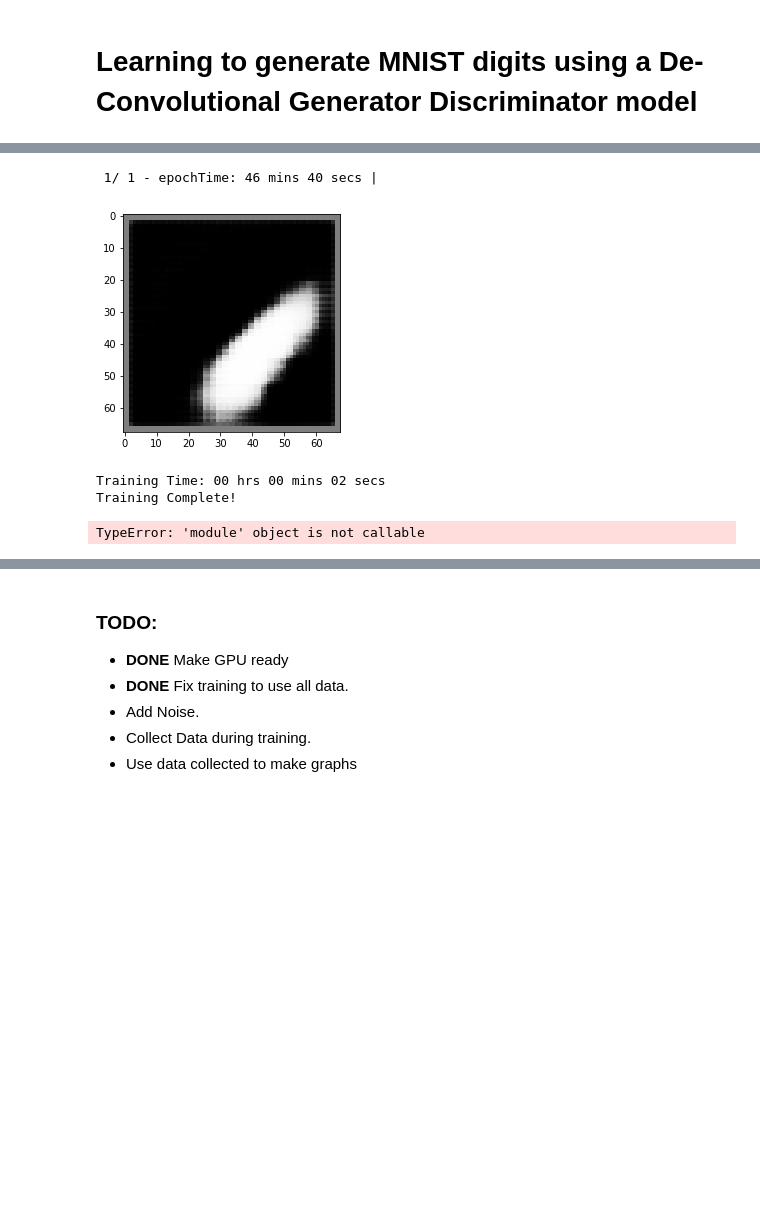
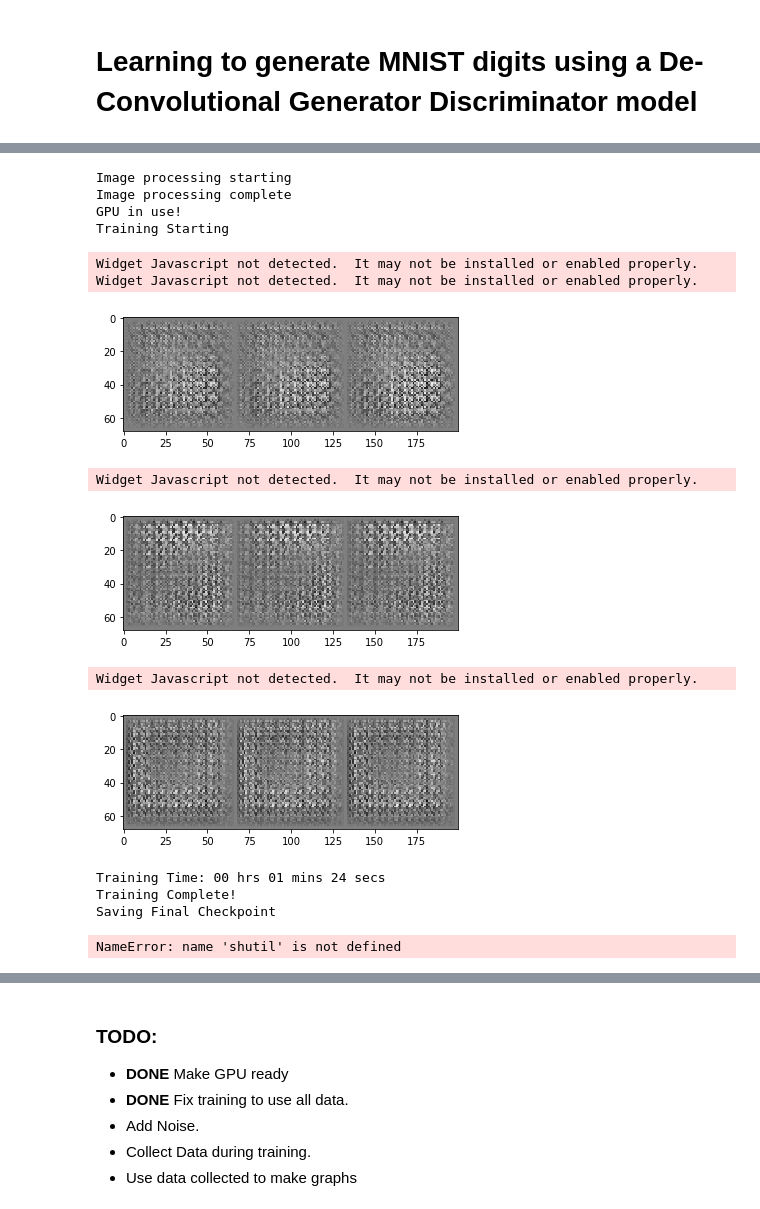
Before and after one commit to sharanry/dcgan-pytorch, a Jupyter notebook: DCGAN on MNIST.ipynb, the cells around one changed output, grey strips where cells are left out. Drawn from its saved outputs; the diff is of its cells as text; code cells hidden in the pictures; blank space fills up the shorter version.

```diff
--- a/DCGAN on MNIST.ipynb
+++ b/DCGAN on MNIST.ipynb
@@ -204,5 +247,6 @@ g_optimizer = optim.Adam(G.parameters())
 # %%
 def training(G, D, criterion, d_optimizer, g_optimizer, g_sampler, batch_size=128, num_epochs=20, epoch_int=10, d_steps=1, g_steps=1, use_gpu=use_gpu):
+
     print("Image processing starting")
 
     trainloader, _ = get_data(img_size = 64, batch_size=batch_size)
@@ -217,29 +261,31 @@ def training(G, D, criterion, d_optimizer, g_optimizer, g_sampler, batch_size=12
 
     print("Training Starting")
     start_time = time.time()
-    for epoch in range(num_epochs):
+    for epoch in tnrange(num_epochs, desc='Epoch'):
         epoch_start_time = time.time()
-#         for d_real_images, _ in trainloader:
-        if True:
+        for j in tqdm_notebook(range(ceil(60000/batch_size)), desc='Batch', leave=False):
+            if j<460: continue
             d_real_images, _ = dataiter.next()
+            batch_size_i = d_real_images.size()[0]
             for d_i in range(d_steps):
+    #                 batch_start_time = time.time()
                 D.zero_grad()
 
                 #on real
                 d_real_images = Variable(d_real_images)
                 if use_gpu: d_real_images = d_real_images.cuda()
                 d_real_decision = D(d_real_images)
-                d_real_ones = Variable(torch.ones([batch_size]))
+                d_real_ones = Variable(torch.ones([batch_size_i]))
                 if use_gpu: d_real_ones = d_real_ones.cuda()
                 d_real_error = criterion(d_real_decision.squeeze(), d_real_ones)
                 d_real_error.backward()
 
                 # on fake
-                d_gen_input = Variable(g_sampler(batch_size=batch_size))
+                d_gen_input = Variable(g_sampler(batch_size=batch_size_i))
                 if use_gpu: d_gen_input = d_gen_input.cuda()
                 d_fake_images = G(d_gen_input).detach()
                 d_fake_decision = D(d_fake_images)
-                d_fake_zeros = Variable(torch.zeros([batch_size]))
+                d_fake_zeros = Variable(torch.zeros([batch_size_i]))
                 if use_gpu: d_fake_zeros = d_fake_zeros.cuda()
                 d_fake_error = criterion(d_fake_decision.squeeze(), d_fake_zeros)
                 d_fake_error.backward()
@@ -248,15 +294,27 @@ def training(G, D, criterion, d_optimizer, g_optimizer, g_sampler, batch_size=12
             for g_i in range(g_steps):
                 G.zero_grad()
 
-                gen_input = Variable(g_sampler(batch_size=batch_size))
+                gen_input = Variable(g_sampler(batch_size=batch_size_i))
                 if use_gpu: gen_input = gen_input.cuda()
                 g_fake_images = G(gen_input)
                 fake_decision = D(g_fake_images)
-                fake_decision_ones = Variable(torch.ones([batch_size]))
+                fake_decision_ones = Variable(torch.ones([batch_size_i]))
                 if use_gpu: fake_decision_ones = fake_decision_ones.cuda()
                 g_error = criterion(fake_decision.squeeze(), fake_decision_ones)
                 g_error.backward()
                 g_optimizer.step()
+    #             batch_end_time = time.time()
+    #             batch_time = batch_end_time - batch_start_time
+    #             print ("%s"%(time.strftime("%M mins %S secs", time.gmtime(batch_time))))
+        save_checkpoint({
+            'epoch': epoch + 1,
+            'G_state_dict': G.state_dict(),
+            'D_state_dict': D.state_dict(),
+            'g_optimizer' : g_optimizer.state_dict(),
+            'd_optimizer' : d_optimizer.state_dict(),
+        }, isfinal=False)
+
+
         epoch_end_time = time.time()
         epoch_time = epoch_end_time - epoch_start_time
         epoch_time = time.strftime("%M mins %S secs", time.gmtime(epoch_time))
@@ -269,19 +327,39 @@ def training(G, D, criterion, d_optimizer, g_optimizer, g_sampler, batch_size=12
     train_time = time.strftime("%H hrs %M mins %S secs", time.gmtime(train_time))
     print("Training Time: %s"%(train_time))
     print("Training Complete!")
+    print("Saving Final Checkpoint")
+    save_checkpoint({
+            'epoch': epoch + 1,
+            'G_state_dict': G.state_dict(),
+            'D_state_dict': D.state_dict(),
+            'g_optimizer' : g_optimizer.state_dict(),
+            'd_optimizer' : d_optimizer.state_dict(),
+        }, isfinal=True)
+    print("Checkpoint Saved!")
 # %%
 training(G=G,
          D=D,
          criterion=criterion,
          d_optimizer=d_optimizer,
          g_optimizer=g_optimizer,
          g_sampler=g_sampler,
-         batch_size=1,
-         num_epochs=1,
+         batch_size=128,
+         num_epochs=3,
          epoch_int=1,
         )
 # %% [output]
- 1/ 1 - epochTime: 46 mins 40 secs |
+Image processing starting
+Image processing complete
+GPU in use!
+Training Starting
+Widget Javascript not detected.  It may not be installed or enabled properly.
+Widget Javascript not detected.  It may not be installed or enabled properly.
-[figure, old version]
+[figure, new version]
-Training Time: 00 hrs 00 mins 02 secs
-Training Complete!
+Widget Javascript not detected.  It may not be installed or enabled properly.
+[figure, added]
+Widget Javascript not detected.  It may not be installed or enabled properly.
+[figure, added]
+Training Time: 00 hrs 01 mins 24 secs
+Training Complete!
+Saving Final Checkpoint
+NameError: name 'shutil' is not defined
@@ -290,4 +365,0 @@ torch.LongTensor(np.ones([50])).size()
-# %%
-k = criterion(Variable(torch.tensor(1)), Variable(torch.tensor(1)))
-# %% [output]
-TypeError: 'module' object is not callable
```
Also changed, not shown: parts of 13 cells of this notebook, 1 other file.
